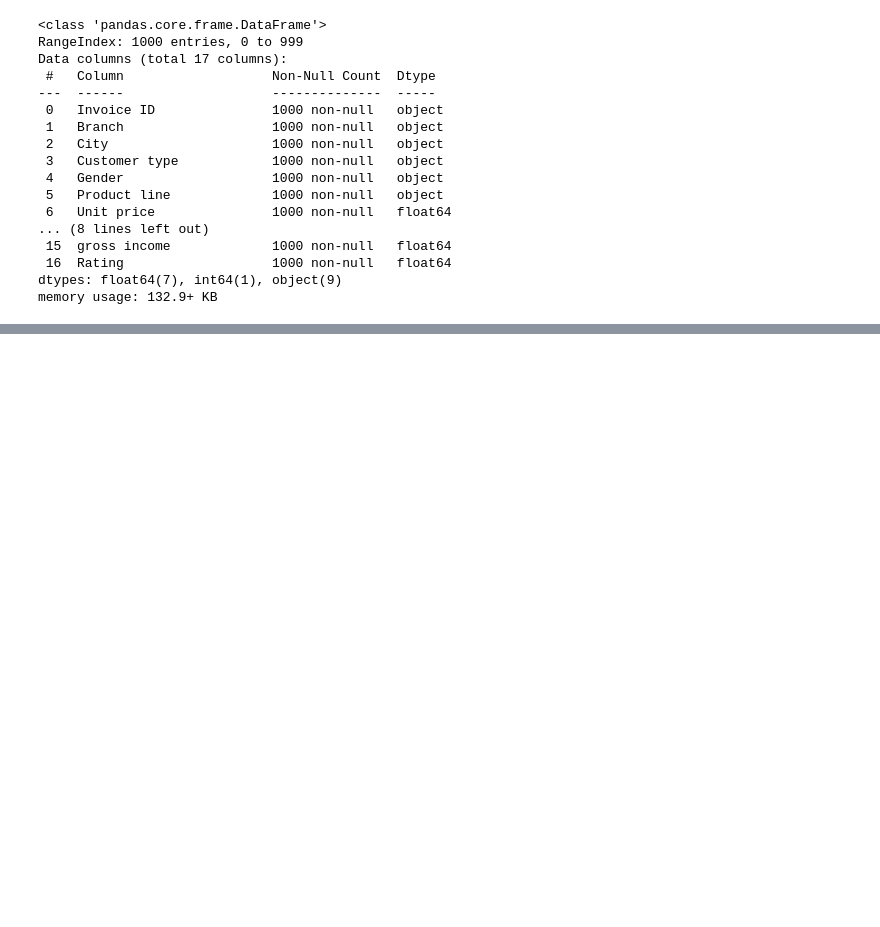
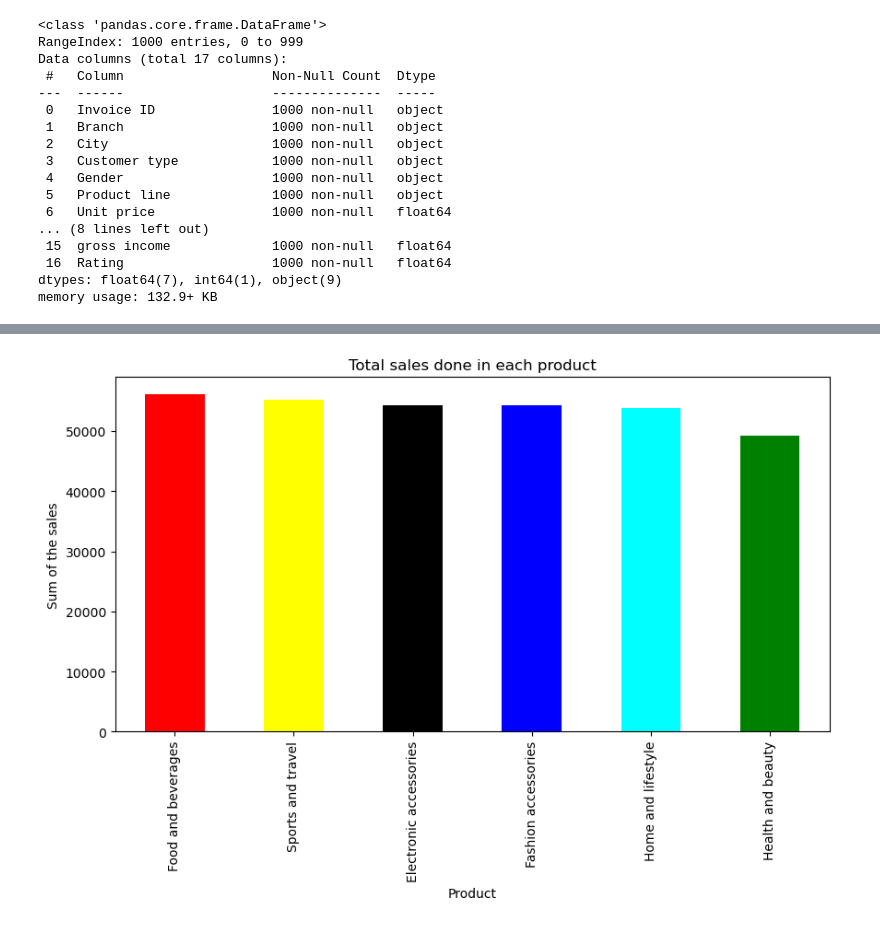
Before and after one commit to SIDAComtech-SIDAGA/SalesDataAnalysis, a Jupyter notebook: main.ipynb, the cells around one changed output, grey strips where cells are left out. Cells and saved outputs as stored; diff of their text form; code cells hidden in the pictures; blank space fills up the shorter version.

```diff
--- a/main.ipynb
+++ b/main.ipynb
@@ -39,0 +133,10 @@ memory usage: 132.9+ KB
+# %%
+#Create a barchart to understand the total sales done in each product wise
+colors = ['red','yellow','black','blue','aqua','green','white']
+dataProductWise = data.groupby('Product line')['Total'].sum().sort_values(ascending=False)
+dataProductWise.plot(kind='bar',title='Total sales done in each product', color=colors,figsize=(10,5))
+plt.xlabel('Product')
+plt.ylabel('Sum of the sales')
+plt.show()
+# %% [output]
+[figure, added]
```
Also changed, not shown: parts of 12 cells of this notebook.
